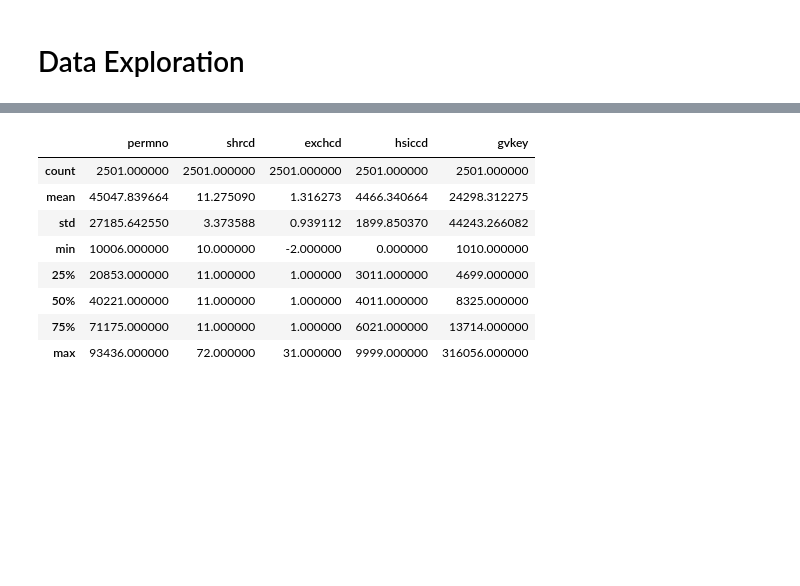
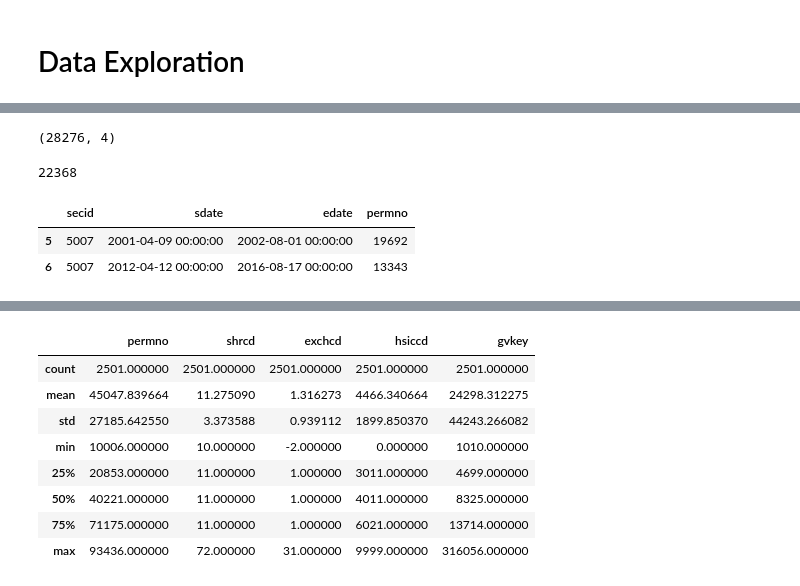
Before and after one commit to jzfrank/AQF-option-rodeo, a Jupyter notebook: data_exploration.ipynb, the cells around one changed output, grey strips where cells are left out. Saved outputs shown, nothing was run; the diff lists cells and outputs as text; code cells hidden in the pictures; blank space fills up the shorter version.

```diff
--- a/data_exploration.ipynb
+++ b/data_exploration.ipynb
@@ -43,0 +46,14 @@ mapping_table.sample(5)
+# %%
+mapping_table.shape
+# %% [output]
+(28276, 4)
+# %%
+len(set(mapping_table['permno']))
+# %% [output]
+22368
+# %%
+mapping_table[mapping_table["secid"]==5007]
+# %% [output]
+|  | secid | sdate | edate | permno |
+| 5 | 5007 | 2001-04-09 00:00:00 | 2002-08-01 00:00:00 | 19692 |
+| 6 | 5007 | 2012-04-12 00:00:00 | 2016-08-17 00:00:00 | 13343 |
```
Also changed, not shown: parts of 25 cells of this notebook, 2 other files.
